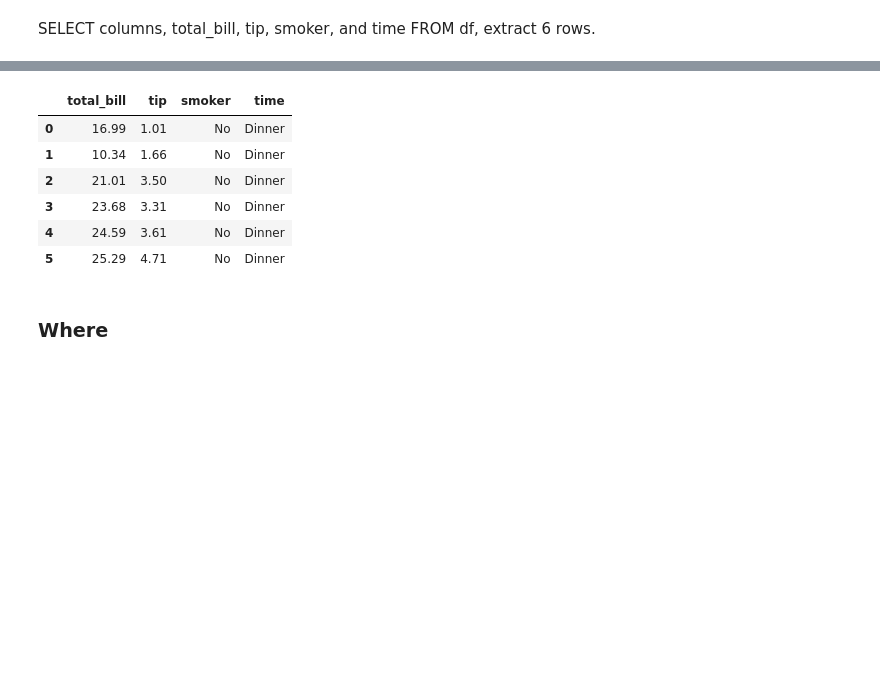
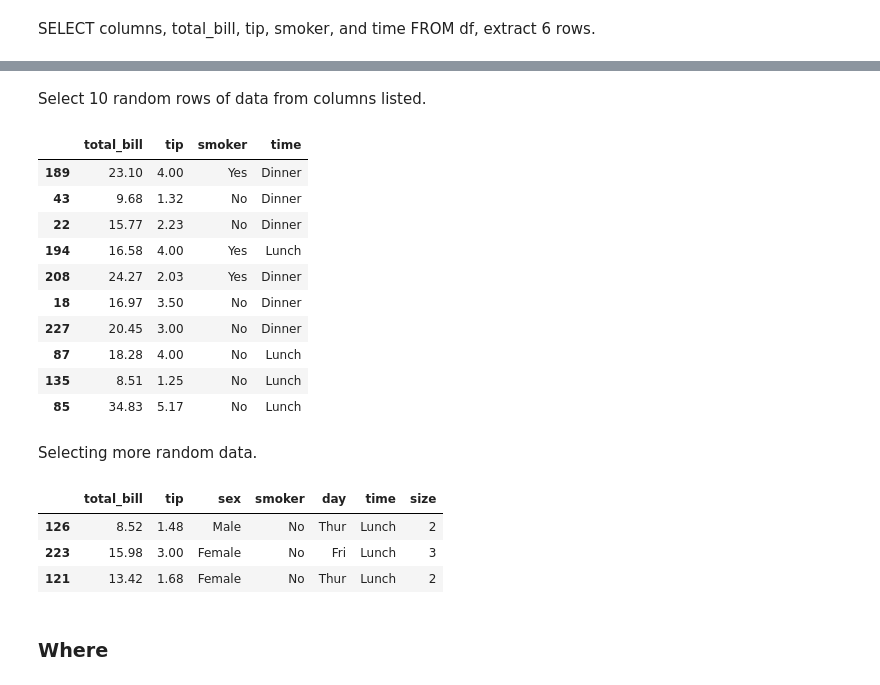
Before and after one commit to daithimarkham/Fund-Project-2019, a Jupyter notebook: The-Tips-Data-Set.ipynb, the cells around one changed output, grey strips where cells are left out. Cells and saved outputs as stored; diff of their text form; code cells hidden in the pictures; blank space fills up the shorter version.

```diff
--- a/The-Tips-Data-Set.ipynb
+++ b/The-Tips-Data-Set.ipynb
@@ -472,13 +582,29 @@ SELECT columns, total_bill, tip, smoker, and time FROM df, extract 6 rows.
+# %% [markdown]
+Select 10 random rows of data from columns listed.
 # %%
-df[['total_bill', 'tip', 'smoker', 'time']].head(6) # from df extract values from total bill, tip, smoker and time, first 6 rows.
+# How it is done in Pandas.
+df.sample(n=10)[['total_bill', 'tip', 'smoker', 'time']] # from df extract values from total bill, tip, smoker and time, first 6 rows.
 # %% [output]
 |  | total_bill | tip | smoker | time |
-| 0 | 16.99 | 1.01 | No | Dinner |
-| 1 | 10.34 | 1.66 | No | Dinner |
-| 2 | 21.01 | 3.50 | No | Dinner |
-| 3 | 23.68 | 3.31 | No | Dinner |
-| 4 | 24.59 | 3.61 | No | Dinner |
-| 5 | 25.29 | 4.71 | No | Dinner |
+| 189 | 23.10 | 4.00 | Yes | Dinner |
+| 43 | 9.68 | 1.32 | No | Dinner |
+| 22 | 15.77 | 2.23 | No | Dinner |
+| 194 | 16.58 | 4.00 | Yes | Lunch |
+| 208 | 24.27 | 2.03 | Yes | Dinner |
+| 18 | 16.97 | 3.50 | No | Dinner |
+| 227 | 20.45 | 3.00 | No | Dinner |
+| 87 | 18.28 | 4.00 | No | Lunch |
+| 135 | 8.51 | 1.25 | No | Lunch |
+| 85 | 34.83 | 5.17 | No | Lunch |
+# %% [markdown]
+Selecting more random data.
+# %%
+df.sample(n=3) # ramdonly selects three rows of data.
+# %% [output]
+|  | total_bill | tip | sex | smoker | day | time | size |
+| 126 | 8.52 | 1.48 | Male | No | Thur | Lunch | 2 |
+| 223 | 15.98 | 3.00 | Female | No | Fri | Lunch | 3 |
+| 121 | 13.42 | 1.68 | Female | No | Thur | Lunch | 2 |
 # %% [markdown]
 ### Where
 # %% [markdown]
```
Also changed, not shown: parts of 125 cells of this notebook, 1 other file.
